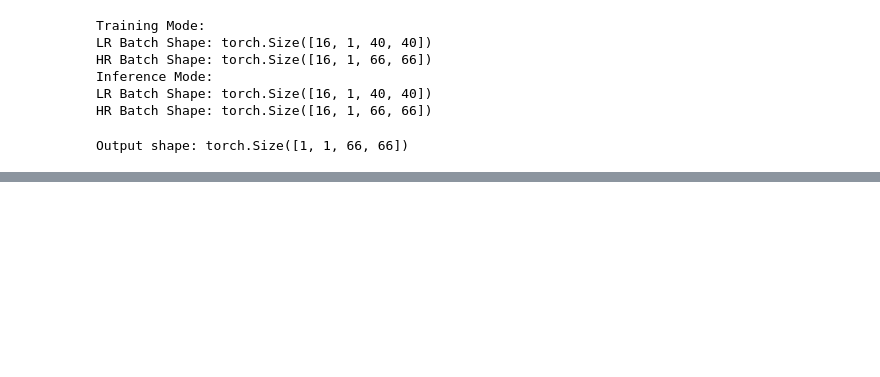
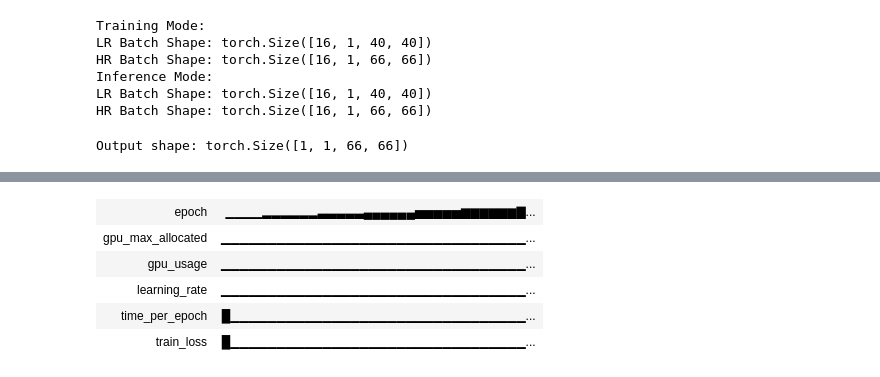
Before and after one commit to xoubish/superNISP, a Jupyter notebook: code/SR_GAN.ipynb, the cells around one changed output, grey strips where cells are left out. Cells and saved outputs as stored; diff of their text form; code cells hidden in the pictures; blank space fills up the shorter version.

```diff
--- a/code/SR_GAN.ipynb
+++ b/code/SR_GAN.ipynb
@@ -592,0 +631,19 @@ Model saved successfully!
+# %%
+import time
+
+for batch_size in [4, 8, 16, 32, 64]:  # Try different batch sizes
+    test_loader = DataLoader(
+        SuperResolutionDataset(nisp_file, jwst_file, split="test"),
+        batch_size=batch_size,
+        shuffle=False,
+        num_workers=2,
+        pin_memory=True,
+        prefetch_factor=4,
+        persistent_workers=True
+    )
+
+    start = time.time()
+    lr_batch, hr_batch = next(iter(test_loader))
+    end = time.time()
+
+    print(f"Batch size {batch_size}: Data loading time = {end - start:.3f} seconds")
@@ -592,0 +822,67 @@ Model saved successfully!
+# %%
+import torch
+import wandb
+import numpy as np
+from torch.utils.data import DataLoader
+
+# Initialize WandB
+if wandb.run is None:
+    wandb.init(project="super-resolution-diffusion-eval")
+
+# Define device
+device = torch.device("cuda" if torch.cuda.is_available() else "cpu")
+
+# Load model
+unet = SuperResDiffusionUNet(in_channels=1, out_channels=1).to(device)
+upsampler = Upsampler().to(device)
+model = SuperResolutionDiffusion(unet, upsampler).to(device)
+
+checkpoint_path = "super_resolution_model.pth"
+model.load_state_dict(torch.load(checkpoint_path, map_location=device))
+model.eval()
+
+# Define dataset and DataLoader
+lr_hdf5_path = "../data/Nisp_train.hdf5"
+hr_hdf5_path = "../data/Nircam_train.hdf5"
+test_dataset = SuperResolutionDataset(nisp_file, jwst_file, split="test")
+test_loader = DataLoader(test_dataset, batch_size=16, shuffle=False, num_workers=2)
+
+# Fetch a test batch
+lr_batch, hr_batch = next(iter(test_loader))
+lr_batch, hr_batch = lr_batch.to(device), hr_batch.to(device)
+
+# Generate super-resolution (SR) images
+with torch.no_grad():
+    t_test = torch.zeros((lr_batch.shape[0],), dtype=torch.long, device=device)  # Set t=0 for final reconstruction
+    sr_batch = model(lr_batch, t_test)
+
+# Move tensors to CPU & detach
+lr_batch = lr_batch.cpu().detach().numpy()
+sr_batch = sr_batch.cpu().detach().numpy()
+hr_batch = hr_batch.cpu().detach().numpy()
+
+# Ensure batch size does not exceed available images
+num_samples = min(4, lr_batch.shape[0])
+
+# Convert to valid image range [0, 255] & prevent NaNs
+def normalize_image(img):
+    img = np.nan_to_num(img)  # Replace NaNs with 0
+    img = (img - np.min(img, axis=(0, 1), keepdims=True)) / (np.ptp(img, axis=(0, 1), keepdims=True) + 1e-8)
+    return (img * 255).astype(np.uint8)
+
+# Prepare images for WandB
+table = wandb.Table(columns=["Low-Res", "Super-Res", "High-Res"])
+for i in range(num_samples):
+    lr_img = normalize_image(lr_batch[i].squeeze())
+    sr_img = normalize_image(sr_batch[i].squeeze())
+    hr_img = normalize_image(hr_batch[i].squeeze())
+
+    table.add_data(wandb.Image(lr_img, caption=f"Low-Res {i}"),
+                   wandb.Image(sr_img, caption=f"Super-Res {i}"),
+                   wandb.Image(hr_img, caption=f"High-Res {i}"))
+
+# Log results to WandB
+wandb.log({"Super-Resolution Results": table})
+
+wandb.finish()
+# %% [output]
@@ -592,0 +891,6 @@ Model saved successfully!
+| epoch | ▁▁▁▁▂▂▂▂▂▂▃▃▃▃▃▄▄▄▄▄▄▅▅▅▅▅▆▆▆▆▆▆▇... |
+| gpu_max_allocated | ▁▁▁▁▁▁▁▁▁▁▁▁▁▁▁▁▁▁▁▁▁▁▁▁▁▁▁▁▁▁▁▁▁... |
+| gpu_usage | ▁▁▁▁▁▁▁▁▁▁▁▁▁▁▁▁▁▁▁▁▁▁▁▁▁▁▁▁▁▁▁▁▁... |
+| learning_rate | ▁▁▁▁▁▁▁▁▁▁▁▁▁▁▁▁▁▁▁▁▁▁▁▁▁▁▁▁▁▁▁▁▁... |
+| time_per_epoch | █▁▁▁▁▁▁▁▁▁▁▁▁▁▁▁▁▁▁▁▁▁▁▁▁▁▁▁▁▁▁▁▁... |
+| train_loss | █▁▁▁▁▁▁▁▁▁▁▁▁▁▁▁▁▁▁▁▁▁▁▁▁▁▁▁▁▁▁▁▁... |
```
Also changed, not shown: parts of 28 cells of this notebook, 1 other file.
